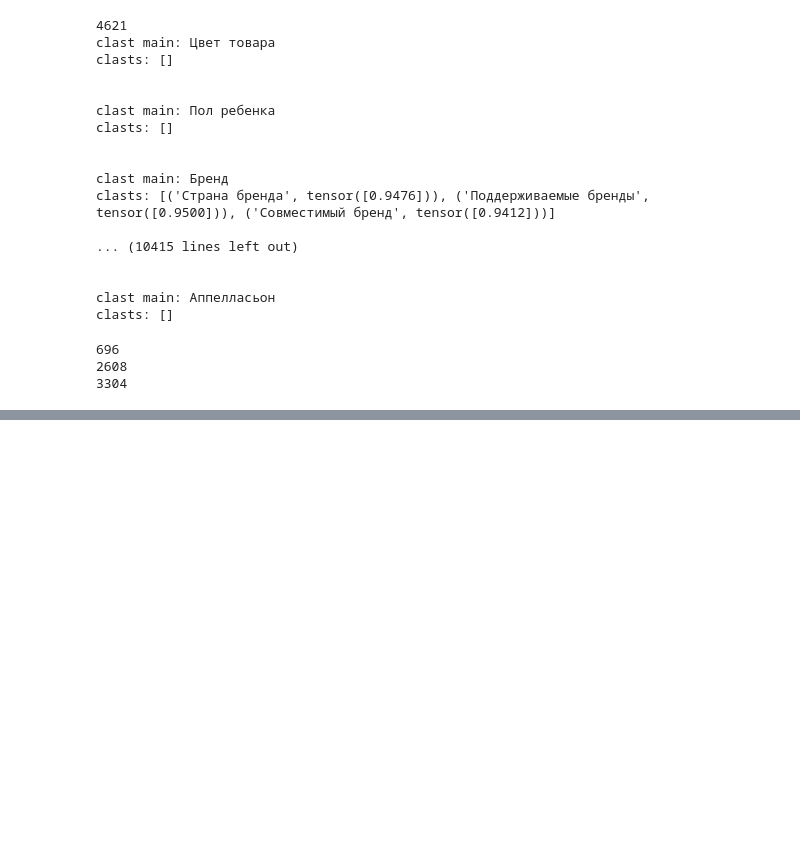
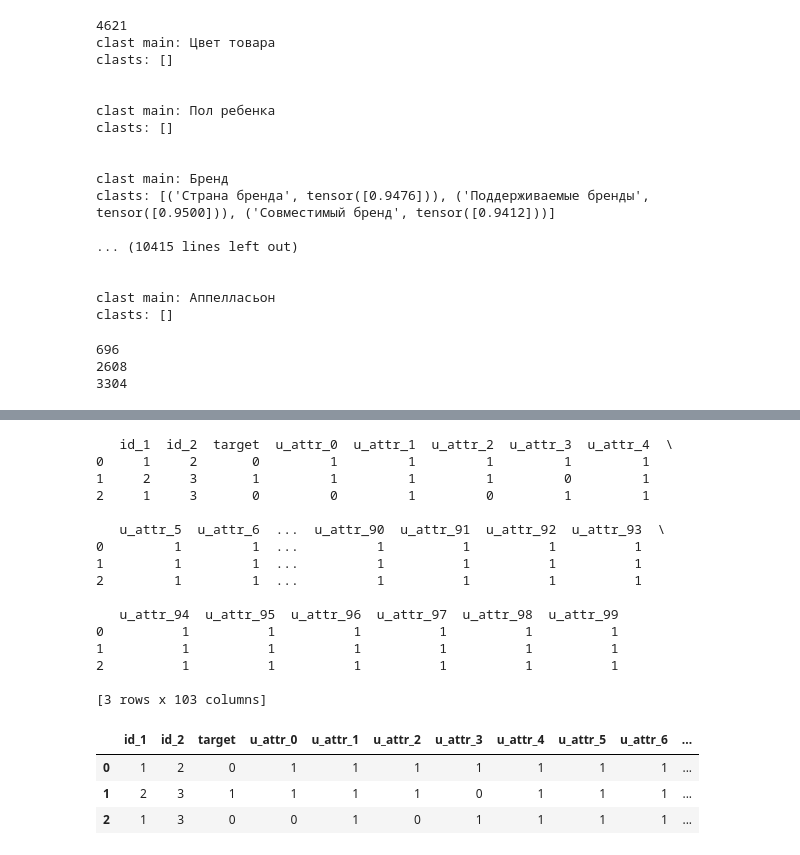
Before and after one commit to da-the-dev/E-CUP-2024-Matching, a Jupyter notebook: notebooks/attributes_transform_v2.ipynb, the cells around one changed output, grey strips where cells are left out. Saved outputs shown, nothing was run; the diff lists cells and outputs as text; code cells hidden in the pictures; blank space fills up the shorter version.

```diff
--- a/notebooks/attributes_transform_v2.ipynb
+++ b/notebooks/attributes_transform_v2.ipynb
@@ -288,0 +336,5 @@ def make_clast_line(attrs_1, attrs_2):
+# %%
+def create_union_attr_vector(attr_1, attr_2):
+    # Инициализируем вектор единицами
+    vector = np.ones(num_clast_length + sent_clast_length)  # Все атрибуты по умолчанию отсутствуют
+    return vector
@@ -288,0 +391,75 @@ def make_clast_line(attrs_1, attrs_2):
+# %%
+import pandas as pd
+import json
+
+# Пример данных
+attributes = [f'attr_{i}' for i in range(100)]  # список атрибутов
+distribution = {attr: idx for idx, attr in enumerate(attributes)}  # распределение атрибутов по индексам
+
+df_attr = pd.DataFrame({
+    'id': [1, 2, 3],
+    'attr': [
+        '{"attr_0": "value1", "attr_2": "value2"}',
+        '{"attr_1": "value3", "attr_3": "value4"}',
+        '{"attr_0": "value1", "attr_2": "value2", "attr_3": "value4"}'
+    ]
+})
+
+df_target = pd.DataFrame({
+    'id_1': [1, 2, 1],
+    'id_2': [2, 3, 3],
+    'target': [0, 1, 0]
+})
+
+# Преобразуем строковые атрибуты в словари
+df_attr['attr_dict'] = df_attr['attr'].apply(lambda x: json.loads(x))
+
+# Преобразуем в словарь для быстрого доступа к атрибутам по id
+attr_dict = df_attr.set_index('id')['attr_dict'].to_dict()
+
+# Функция для создания вектора атрибутов (0 или 1)
+def create_union_attr_vector(id_1, id_2):
+    attrs_1 = set(attr_dict.get(id_1, {}).keys())
+    attrs_2 = set(attr_dict.get(id_2, {}).keys())
+
+    # Инициализируем вектор нулями
+    vector = [1] * 100  # Все атрибуты по умолчанию отсутствуют
+
+    # Проверяем для каждого атрибута по индексу, присутствует ли он в обоих наборах
+    for attr in attrs_1 & attrs_2:
+        index = distribution.get(attr)
+        if index is not None:
+            vector[index] = 0  # Если атрибут есть у обоих, ставим 0
+
+    return vector
+
+# Применяем функцию к каждому ряду в df_target
+df_target[["u_attr_" + str(i) for i in range(100)]] = df_target.apply(
+    lambda row: pd.Series(create_union_attr_vector(row['id_1'], row['id_2'])),
+    axis=1
+)
+
+# Результат
+print(df_target)
+df_target
+# %% [output]
+   id_1  id_2  target  u_attr_0  u_attr_1  u_attr_2  u_attr_3  u_attr_4  \
+0     1     2       0         1         1         1         1         1
+1     2     3       1         1         1         1         0         1
+2     1     3       0         0         1         0         1         1
+
+   u_attr_5  u_attr_6  ...  u_attr_90  u_attr_91  u_attr_92  u_attr_93  \
+0         1         1  ...          1          1          1          1
+1         1         1  ...          1          1          1          1
+2         1         1  ...          1          1          1          1
+
+   u_attr_94  u_attr_95  u_attr_96  u_attr_97  u_attr_98  u_attr_99
+0          1          1          1          1          1          1
+1          1          1          1          1          1          1
+2          1          1          1          1          1          1
+
+[3 rows x 103 columns]
+|  | id_1 | id_2 | target | u_attr_0 | u_attr_1 | u_attr_2 | u_attr_3 | u_attr_4 | u_attr_5 | u_attr_6 | ... |
+| 0 | 1 | 2 | 0 | 1 | 1 | 1 | 1 | 1 | 1 | 1 | ... |
+| 1 | 2 | 3 | 1 | 1 | 1 | 1 | 0 | 1 | 1 | 1 | ... |
+| 2 | 1 | 3 | 0 | 0 | 1 | 0 | 1 | 1 | 1 | 1 | ... |
```
Also changed, not shown: parts of 9 cells of this notebook.
